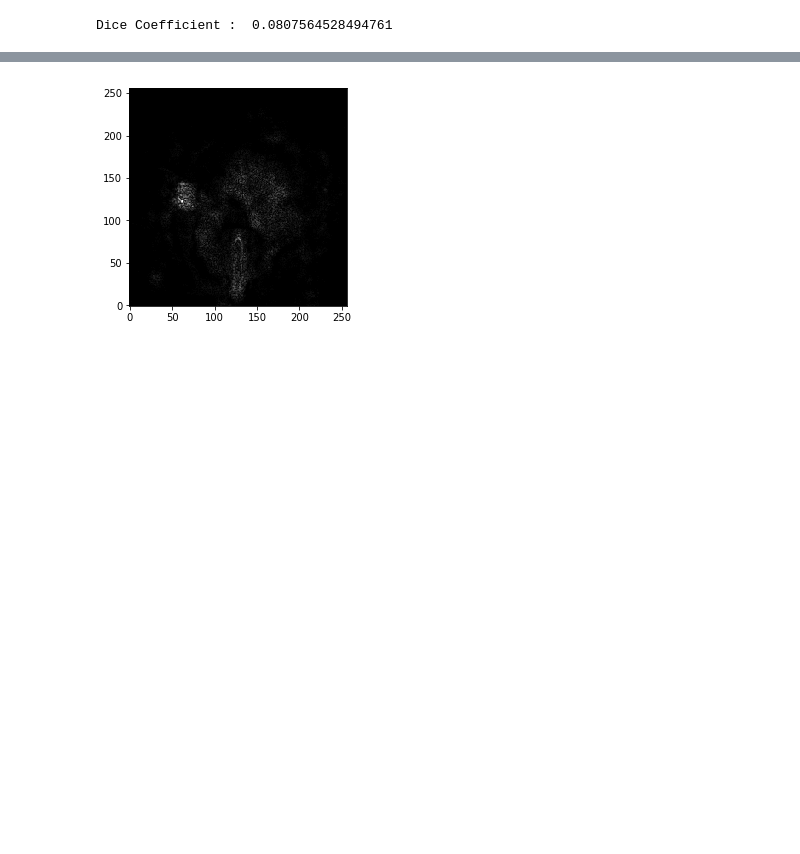
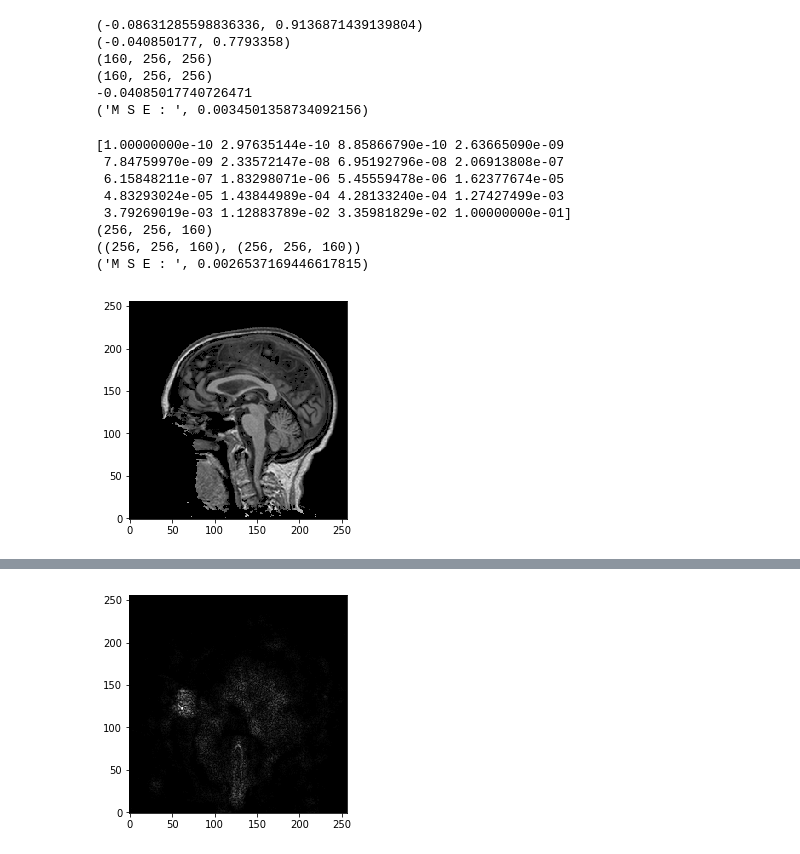
Before and after one commit to mechaman/ARFF-CNN, a Jupyter notebook: notebooks/Visual_Scratchpad_2.ipynb, the cells around one changed output, grey strips where cells are left out. Cells and saved outputs as stored; diff of their text form; code cells hidden in the pictures; blank space fills up the shorter version.

```diff
--- a/notebooks/Visual_Scratchpad_2.ipynb
+++ b/notebooks/Visual_Scratchpad_2.ipynb
@@ -32,5 +45,0 @@ from metrics import dice_coef
-# %%
-# Compute dice coef.
-print('Dice Coefficient : ', dice_coef(mask_data, pmask_data, threshold = 0.05))
-# %% [output]
-Dice Coefficient :  0.0807564528494761
@@ -37,3 +59,24 @@ Dice Coefficient :  0.0807564528494761
+# %%
+# Compute dice coef.
+def_data = np.swapaxes(def_data, 0, -1)
+mask_data = np.squeeze(mask_data)
+def_data = resize_image(def_data)
+# mask_data = normalize_img(mask_data)
+def_data = normalize_img(def_data)
+print(np.min(def_data), np.max(def_data))
+print(np.min(mask_data), np.max(mask_data))
+print(mask_data.shape)
+print(def_data.shape)
+
+print(np.percentile(mask_data, 70))
+print('M S E : ', ((mask_data - def_data) ** 2).mean())
+# %% [output]
+(-0.08631285598836336, 0.9136871439139804)
+(-0.040850177, 0.7793358)
+(160, 256, 256)
+(160, 256, 256)
+-0.04085017740726471
+('M S E : ', 0.0034501358734092156)
 # %%
 import matplotlib.pyplot as plt
 def show_slices(slices):
@@ -53,4 +97,33 @@ def normalizeImg(x):
     return norm_x
+# %%
+print(np.logspace(-10, -1, num=20))
+
+print(alternative_mask.shape)
+norm_output = np.swapaxes(resize_image(np.swapaxes(norm_data, 0, -1)), 0, -1)
+defaced_output = np.swapaxes(alternative_mask, 0, -1)
+defaced_output = alternative_mask * norm_output
+
+def_data = np.swapaxes(def_data, 0, -1)
+def_data = np.swapaxes(resize_image(def_data), 0, -1)
+print(defaced_output.shape, def_data.shape)
+
+
+show_slice(defaced_output[:, :, 75])
+
+defaced_output = normalize_img(defaced_output)
+def_data = normalize_img(def_data)
+
+print('M S E : ', ((defaced_output - def_data) ** 2).mean())
+# %% [output]
+[1.00000000e-10 2.97635144e-10 8.85866790e-10 2.63665090e-09
+ 7.84759970e-09 2.33572147e-08 6.95192796e-08 2.06913808e-07
+ 6.15848211e-07 1.83298071e-06 5.45559478e-06 1.62377674e-05
+ 4.83293024e-05 1.43844989e-04 4.28133240e-04 1.27427499e-03
+ 3.79269019e-03 1.12883789e-02 3.35981829e-02 1.00000000e-01]
+(256, 256, 160)
+((256, 256, 160), (256, 256, 160))
+('M S E : ', 0.0026537169446617815)
+[figure, added]
 # %%
 #norm_arr = [#norm_data2[127, :, :],
             #norm_data2[:, 127, :],
```
Also changed, not shown: parts of 7 cells of this notebook, 1 other file.
